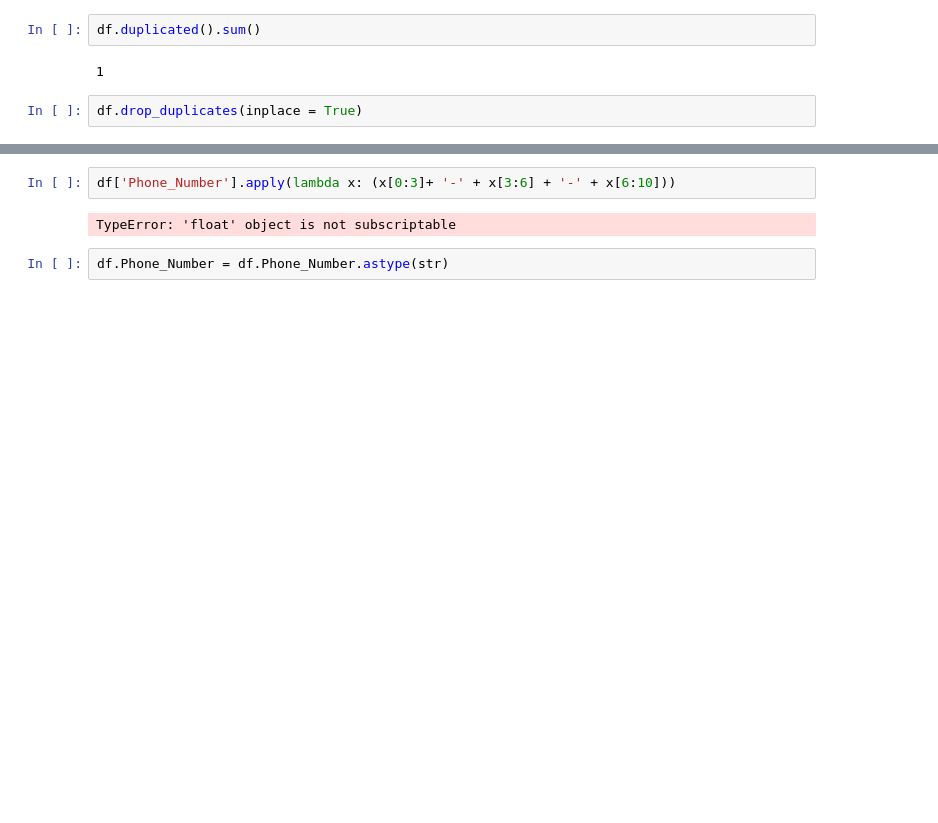
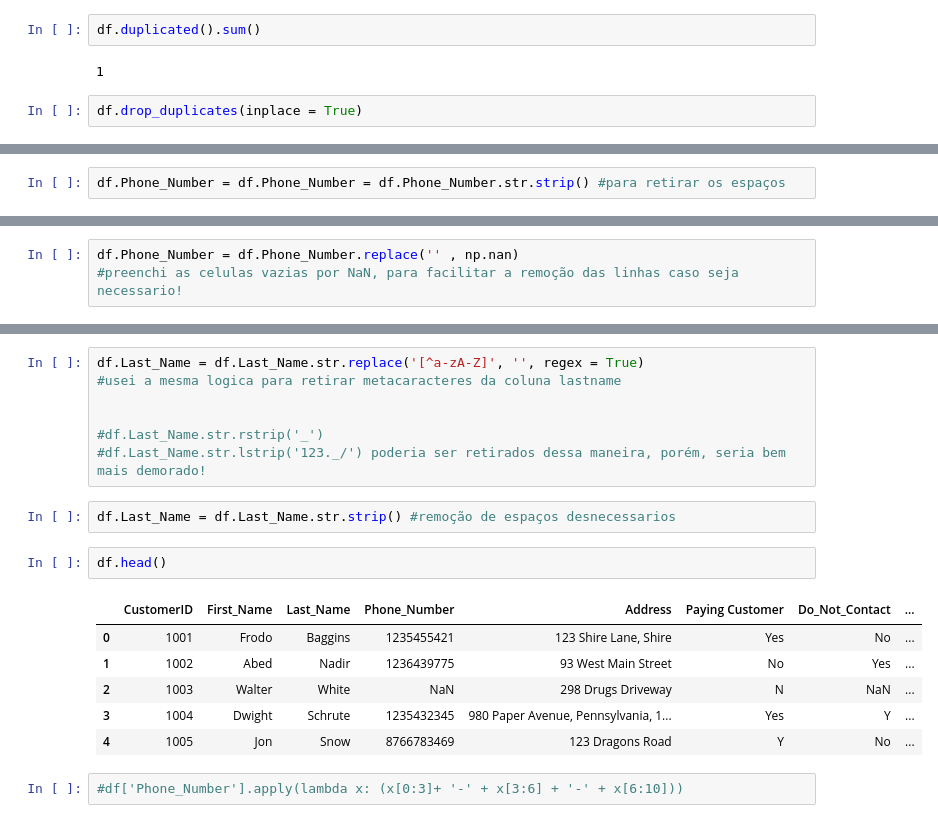
Before and after one commit to klilgibran/data_cleaning, a Jupyter notebook: Untitled.ipynb, the cells around one changed output, grey strips where cells are left out. Saved outputs shown, nothing was run; the diff lists cells and outputs as text; blank space fills up the shorter version.

```diff
--- a/Untitled.ipynb
+++ b/Untitled.ipynb
@@ -73,0 +58,2 @@ df
+# %%
+df.Phone_Number = df.Phone_Number = df.Phone_Number.str.strip() #para retirar os espaços
@@ -73,0 +80,3 @@ df
+# %%
+df.Phone_Number = df.Phone_Number.replace('' , np.nan)
+#preenchi as celulas vazias por NaN, para facilitar a remoção das linhas caso seja necessario!
@@ -74,6 +105,20 @@ df
+# %%
+df.Last_Name = df.Last_Name.str.replace('[^a-zA-Z]', '', regex = True)
+#usei a mesma logica para retirar metacaracteres da coluna lastname
+
+
+#df.Last_Name.str.rstrip('_')
+#df.Last_Name.str.lstrip('123._/') poderia ser retirados dessa maneira, porém, seria bem mais demorado!
+# %%
+df.Last_Name = df.Last_Name.str.strip() #remoção de espaços desnecessarios
+# %%
+df.head()
+# %% [output]
+|  | CustomerID | First_Name | Last_Name | Phone_Number | Address | Paying Customer | Do_Not_Contact | ... |
+| 0 | 1001 | Frodo | Baggins | 1235455421 | 123 Shire Lane, Shire | Yes | No | ... |
+| 1 | 1002 | Abed | Nadir | 1236439775 | 93 West Main Street | No | Yes | ... |
+| 2 | 1003 | Walter | White | NaN | 298 Drugs Driveway | N | NaN | ... |
+| 3 | 1004 | Dwight | Schrute | 1235432345 | 980 Paper Avenue, Pennsylvania, 1... | Yes | Y | ... |
+| 4 | 1005 | Jon | Snow | 8766783469 | 123 Dragons Road | Y | No | ... |
 # %%
-df['Phone_Number'].apply(lambda x: (x[0:3]+ '-' + x[3:6] + '-' + x[6:10]))
+#df['Phone_Number'].apply(lambda x: (x[0:3]+ '-' + x[3:6] + '-' + x[6:10]))
-# %% [output]
-TypeError: 'float' object is not subscriptable
-# %%
-df.Phone_Number = df.Phone_Number.astype(str)
```
Also changed, not shown: parts of 18 cells of this notebook.
